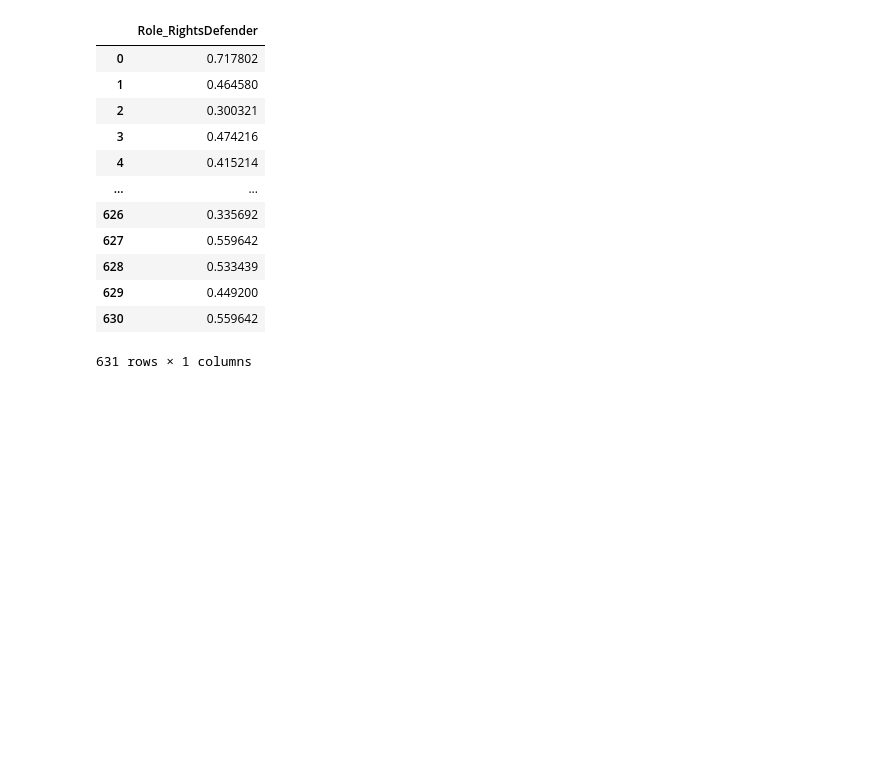
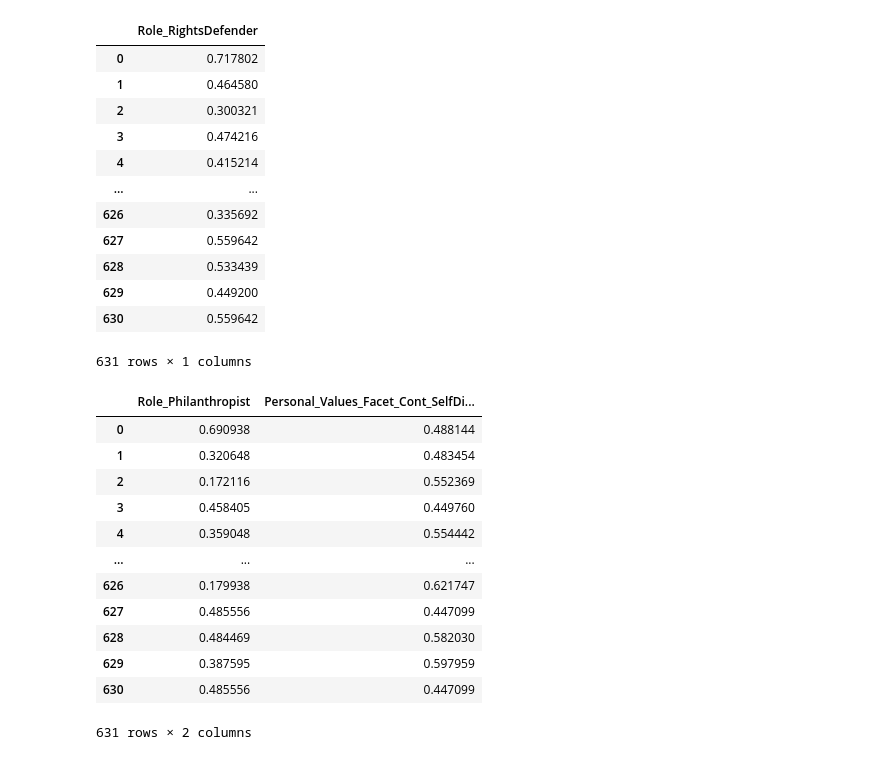
Before and after one commit to dindaslsbilla/coba, a Jupyter notebook: Untitled1.ipynb, the cells around one changed output. Cells and saved outputs as stored; diff of their text form; code cells hidden in the pictures; blank space fills up the shorter version.

Commit message:
add role philanthropist to csv

```diff
--- a/Untitled1.ipynb
+++ b/Untitled1.ipynb
@@ -773,3 +773,20 @@ maingames_rolerightsdefender
 631 rows × 1 columns
 # %%
 maingames_rolerightsdefender.to_csv('maingames_rolerightsdefender.csv')
+# %%
+maingames_rolephilanthropist = maingames[["Role_Philanthropist", "Personal_Values_Facet_Cont_SelfDirectionAction"]]
+maingames_rolephilanthropist
+# %% [output]
+|  | Role_Philanthropist | Personal_Values_Facet_Cont_SelfDi... |
+| 0 | 0.690938 | 0.488144 |
+| 1 | 0.320648 | 0.483454 |
+| 2 | 0.172116 | 0.552369 |
+| 3 | 0.458405 | 0.449760 |
+| 4 | 0.359048 | 0.554442 |
+| ... | ... | ... |
+| 626 | 0.179938 | 0.621747 |
+| 627 | 0.485556 | 0.447099 |
+| 628 | 0.484469 | 0.582030 |
+| 629 | 0.387595 | 0.597959 |
+| 630 | 0.485556 | 0.447099 |
+631 rows × 2 columns
```
Also changed, not shown: parts of 1 cell of this notebook, 1 other file.
